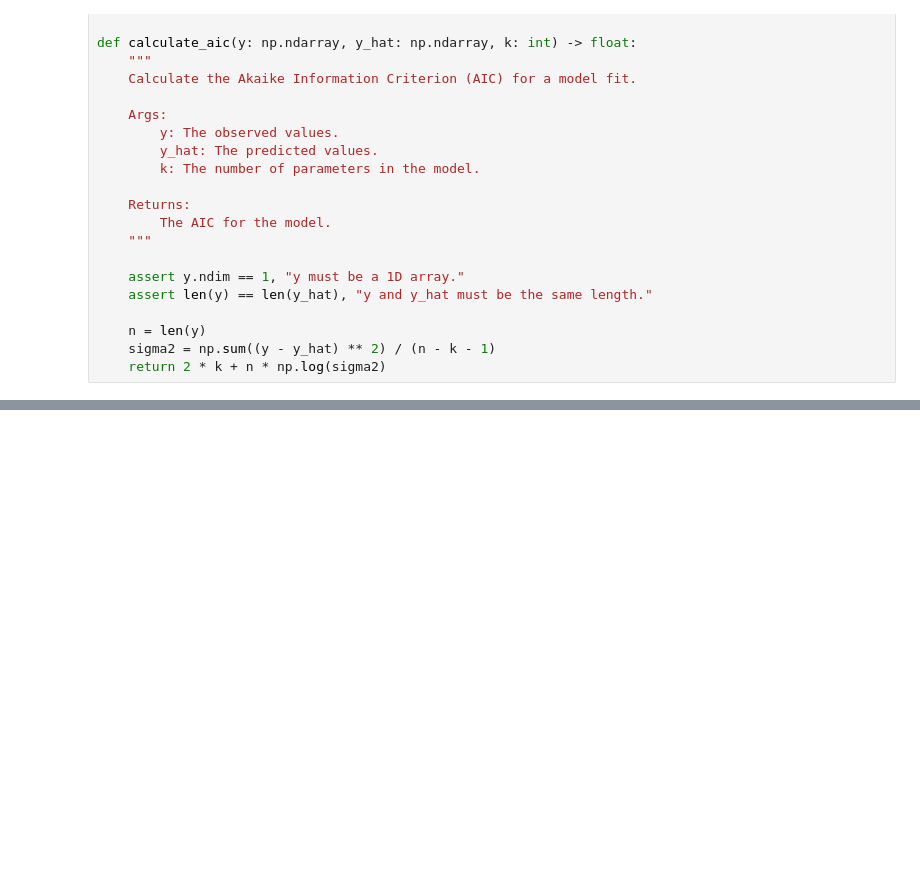
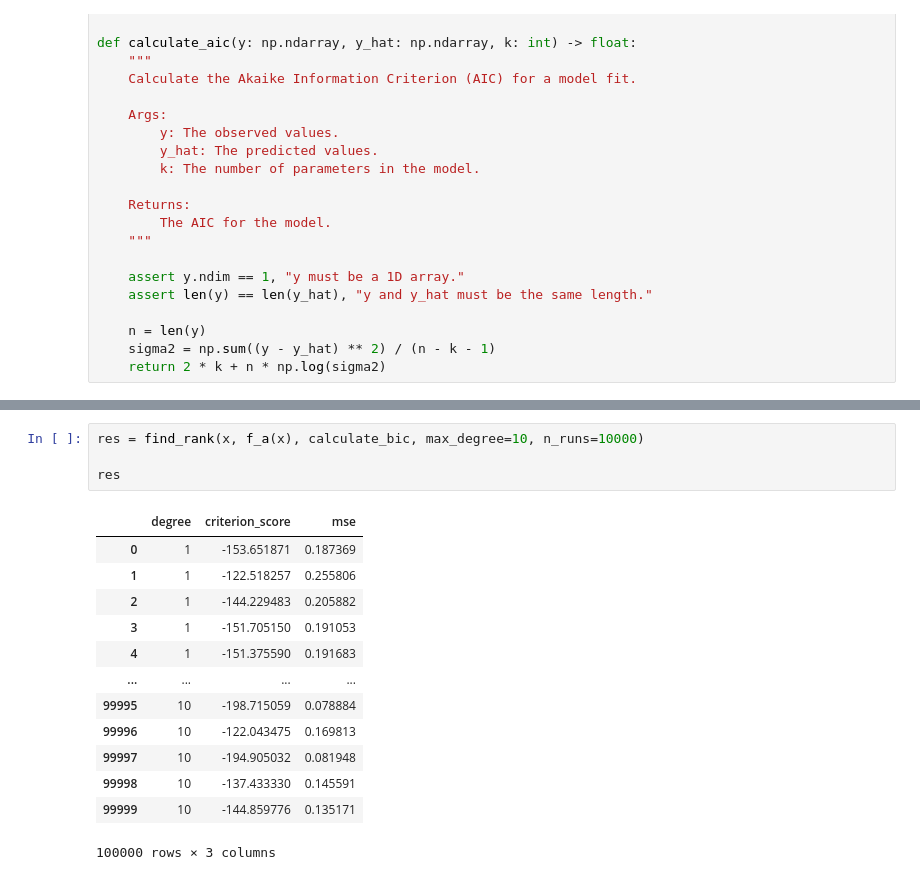
Before and after one commit to data-stepper/latex-university-shit, a Jupyter notebook: Abgaben/Stochastic ML/polynomial_regression.ipynb, the cells around one changed output, grey strips where cells are left out. Drawn from its saved outputs; the diff is of its cells as text; blank space fills up the shorter version.

```diff
--- a/Abgaben/Stochastic ML/polynomial_regression.ipynb
+++ b/Abgaben/Stochastic ML/polynomial_regression.ipynb
@@ -84,0 +131,18 @@ def calculate_aic(y: np.ndarray, y_hat: np.ndarray, k: int) -> float:
+# %%
+res = find_rank(x, f_a(x), calculate_bic, max_degree=10, n_runs=10000)
+
+res
+# %% [output]
+|  | degree | criterion_score | mse |
+| 0 | 1 | -153.651871 | 0.187369 |
+| 1 | 1 | -122.518257 | 0.255806 |
+| 2 | 1 | -144.229483 | 0.205882 |
+| 3 | 1 | -151.705150 | 0.191053 |
+| 4 | 1 | -151.375590 | 0.191683 |
+| ... | ... | ... | ... |
+| 99995 | 10 | -198.715059 | 0.078884 |
+| 99996 | 10 | -122.043475 | 0.169813 |
+| 99997 | 10 | -194.905032 | 0.081948 |
+| 99998 | 10 | -137.433330 | 0.145591 |
+| 99999 | 10 | -144.859776 | 0.135171 |
+100000 rows × 3 columns
```
Also changed, not shown: parts of 6 cells of this notebook.
